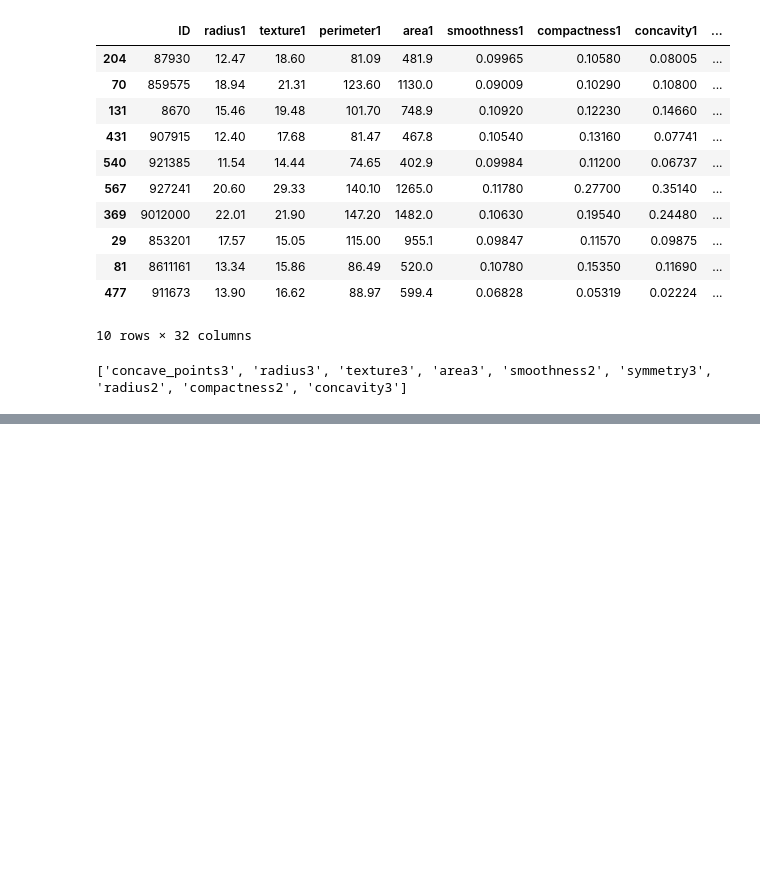
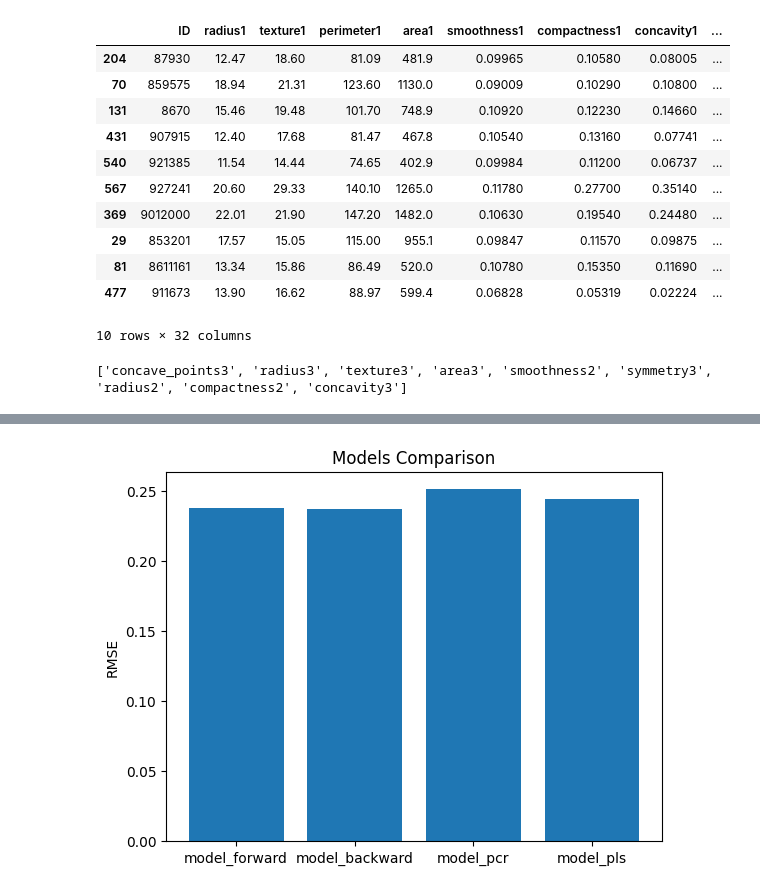
Before and after one commit to Jbaner/OMDSModC_Capstone_Project, a Jupyter notebook: OMDS_ModC_Week3_Banerjee_Jayeeta.ipynb, the cells around one changed output, grey strips where cells are left out. Cells and saved outputs as stored; diff of their text form; code cells hidden in the pictures; blank space fills up the shorter version.

```diff
--- a/OMDS_ModC_Week3_Banerjee_Jayeeta.ipynb
+++ b/OMDS_ModC_Week3_Banerjee_Jayeeta.ipynb
@@ -101,33 +92,24 @@ lr_backward.fit(
 # %%
+#PCA Regression
 from sklearn.preprocessing import StandardScaler
+from sklearn.decomposition import PCA
 
 scaler = StandardScaler()
-
 X_train_scaled = scaler.fit_transform(X_train)
-X_test_scaled = scaler.transform(X_test)
-from sklearn.decomposition import PCA
+X_test_scaled =  scaler.transform(X_test)
 
 pca = PCA(n_components=10)
-
 X_train_pca = pca.fit_transform(X_train_scaled)
 X_test_pca = pca.transform(X_test_scaled)
-lr_pcr = LinearRegression()
 
-lr_pcr.fit(
-    X_train_pca,
-    y_train
-)
-
-y_pred_pcr = lr_pcr.predict(X_test_pca)
+#Fit linear model
+model_pcr = LinearRegression()
+model_pcr.fit(X_train_pca, y_train)
+y_pred_pcr = model_pcr.predict(X_test_pca)
 # %%
+#Partial Least Squares Regression(PLSR)
 from sklearn.cross_decomposition import PLSRegression
-
-pls = PLSRegression(n_components=5)
-
-pls.fit(
-    X_train_scaled,
-    y_train
-)
-
-y_pred_pls = pls.predict(X_test_scaled)
+model_pls = PLSRegression(n_components=10)
+model_pls.fit(X_train_scaled, y_train)
+y_pred_pls = model_pls.predict(X_test_scaled)
 # %%
@@ -179,0 +150,16 @@ print(
+# %%
+#Model comparison
+import matplotlib.pyplot as plt
+models = ['model_forward','model_backward','model_pcr','model_pls']
+rmse_forward= np.sqrt(mean_squared_error(y_test, y_pred_forward))
+rmse_backward= np.sqrt(mean_squared_error(y_test, y_pred_backward))
+rmse_pcr= np.sqrt(mean_squared_error(y_test, y_pred_pcr))
+rmse_plsr = np.sqrt(mean_squared_error(y_test, y_pred_pls))
+
+rmse = [rmse_forward, rmse_backward, rmse_pcr, rmse_plsr]
+plt.bar(models, rmse)
+plt.ylabel("RMSE")
+plt.title("Models Comparison")
+plt.show()
+# %% [output]
+[figure, added]
```
Also changed, not shown: parts of 6 cells of this notebook.
